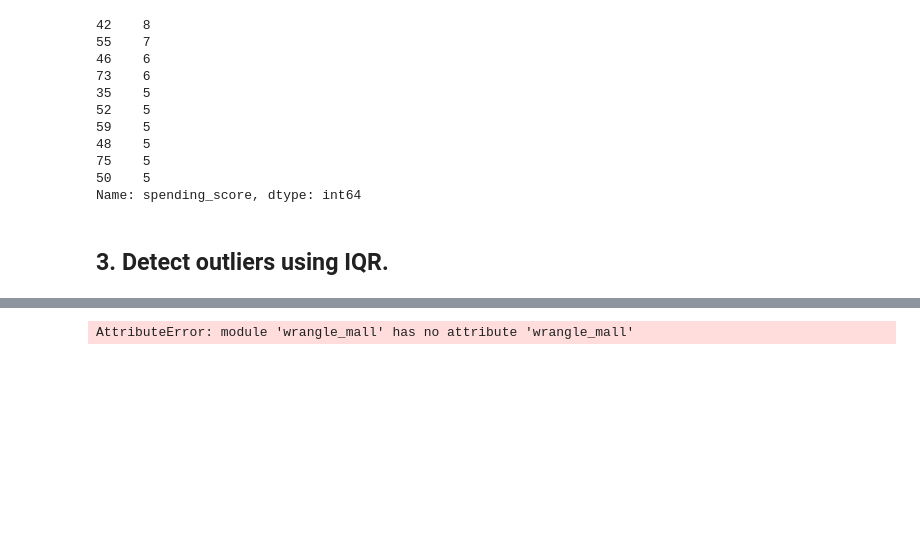
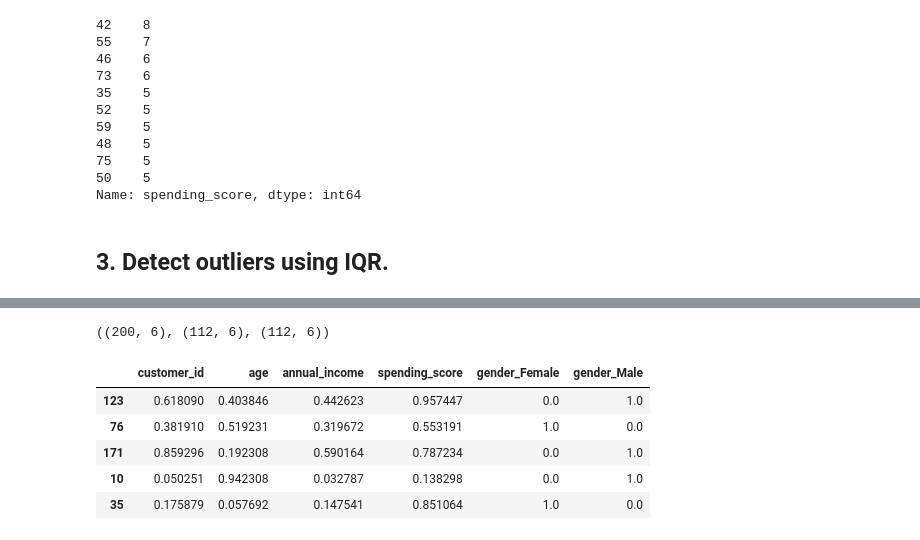
Before and after one commit to CSolitaire/clustering-exercises, a Jupyter notebook: mall.ipynb, the cells around one changed output, grey strips where cells are left out. Cells and saved outputs as stored; diff of their text form; code cells hidden in the pictures; blank space fills up the shorter version.

```diff
--- a/mall.ipynb
+++ b/mall.ipynb
@@ -120,4 +124,15 @@ Name: spending_score_outliers, dtype: float64
 # %%
-df, X_train_explore, X_train_scaled, X_validate_scaled, X_test_scaled = wrangle_mall.wrangle_mall(get_mall_data(cached=True))
+df, X_train_explore, X_train_scaled, X_validate_scaled, X_test_scaled = wrangle_mall.wrangle_mall(wrangle_mall.get_mall_data(cached=True))
-# %% [output]
-AttributeError: module 'wrangle_mall' has no attribute 'wrangle_mall'
+# %%
+df.shape, X_train_explore.shape, X_train_scaled.shape
+# %% [output]
+((200, 6), (112, 6), (112, 6))
+# %%
+X_train_scaled.head()
+# %% [output]
+|  | customer_id | age | annual_income | spending_score | gender_Female | gender_Male |
+| 123 | 0.618090 | 0.403846 | 0.442623 | 0.957447 | 0.0 | 1.0 |
+| 76 | 0.381910 | 0.519231 | 0.319672 | 0.553191 | 1.0 | 0.0 |
+| 171 | 0.859296 | 0.192308 | 0.590164 | 0.787234 | 0.0 | 1.0 |
+| 10 | 0.050251 | 0.942308 | 0.032787 | 0.138298 | 0.0 | 1.0 |
+| 35 | 0.175879 | 0.057692 | 0.147541 | 0.851064 | 1.0 | 0.0 |
```
Also changed, not shown: parts of 3 cells of this notebook.
